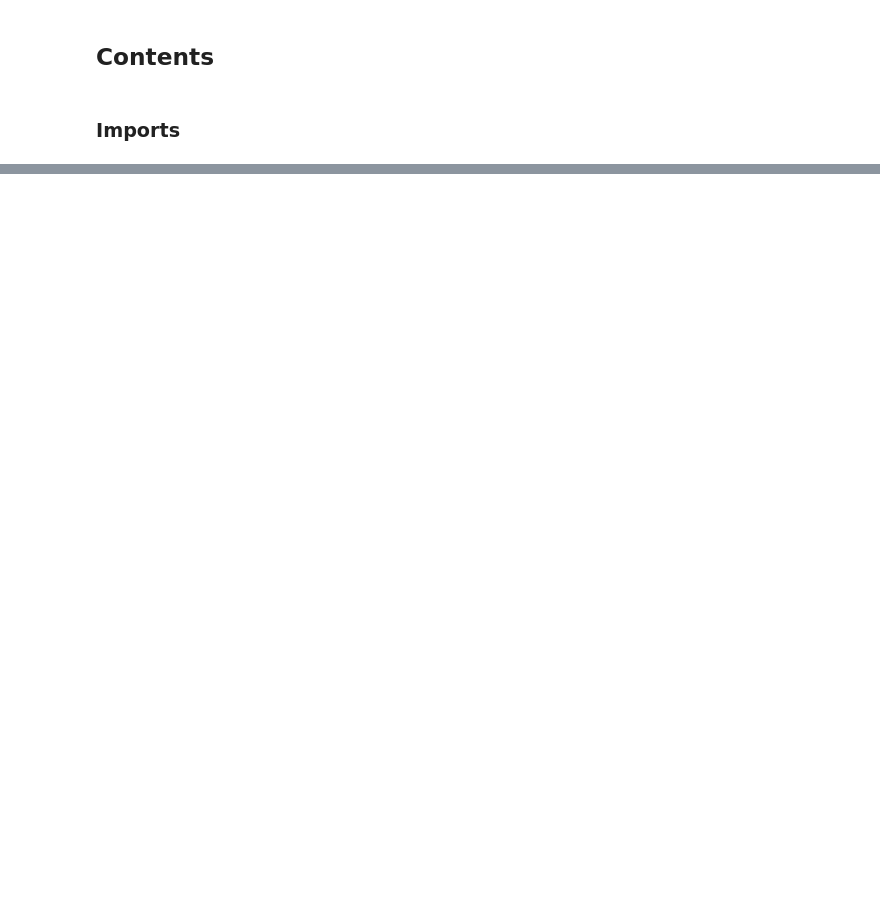
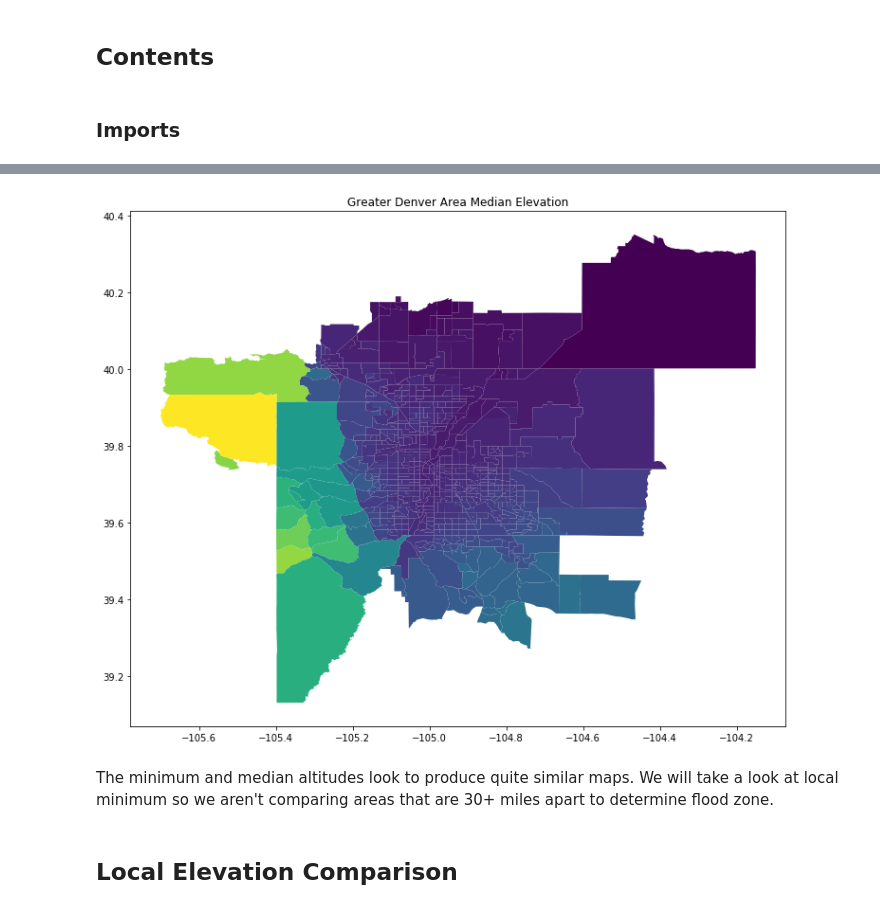
Before and after one commit to magnusbig/fema_7_lifelines, a Jupyter notebook: code/flood_zones.ipynb, the cells around one changed output, grey strips where cells are left out. Drawn from its saved outputs; the diff is of its cells as text; code cells hidden in the pictures; blank space fills up the shorter version.

```diff
--- a/code/flood_zones.ipynb
+++ b/code/flood_zones.ipynb
@@ -59,0 +281,10 @@ base = colorado[colorado['COUNTYFP'] == '031'].plot(figsize=(14,10), cmap='virid
+# %%
+# Median altitudes
+base = denver.plot(figsize=(14,10), cmap='viridis', column='med_elevation')
+plt.title('Greater Denver Area Median Elevation');
+# %% [output]
+[figure, added]
+# %% [markdown]
+The minimum and median altitudes look to produce quite similar maps. We will take a look at local minimum so we aren't comparing areas that are 30+ miles apart to determine flood zone.
+# %% [markdown]
+## Local Elevation Comparison
```
Also changed, not shown: parts of 59 cells of this notebook.
